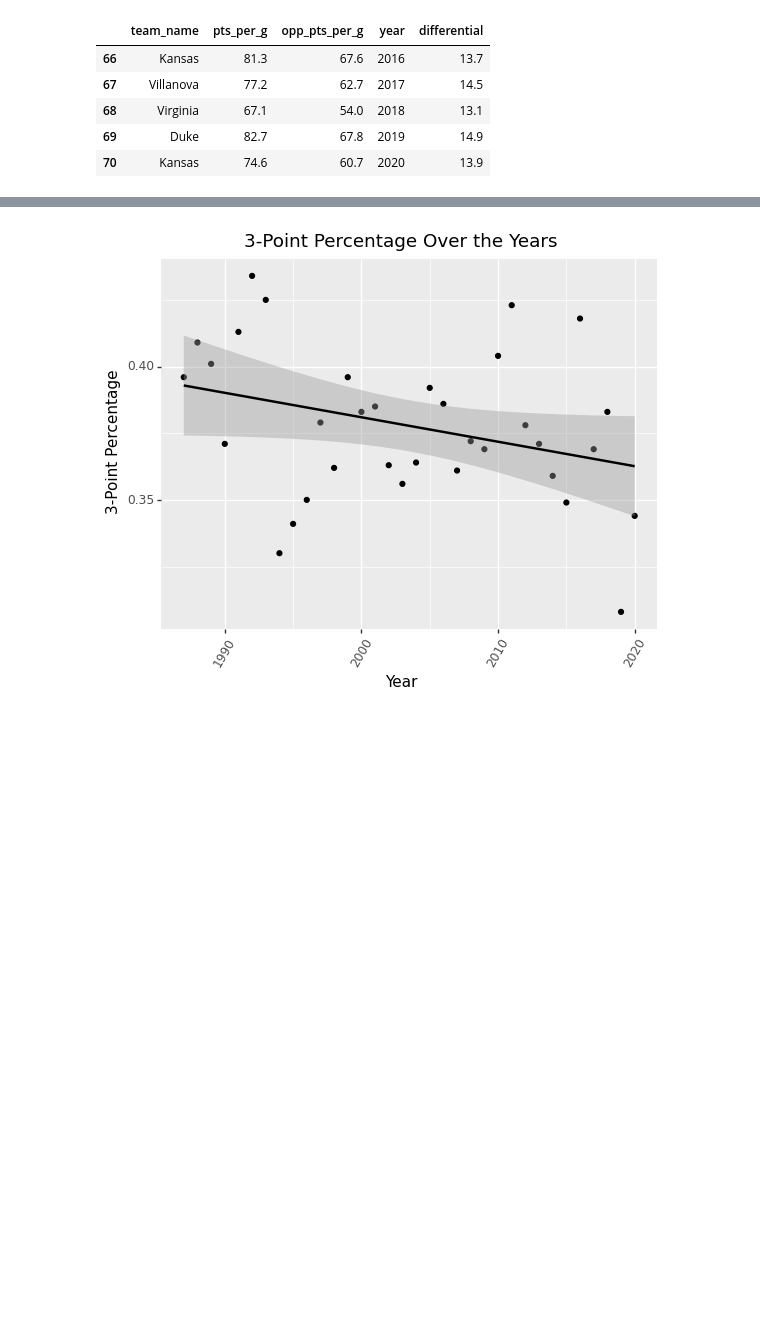
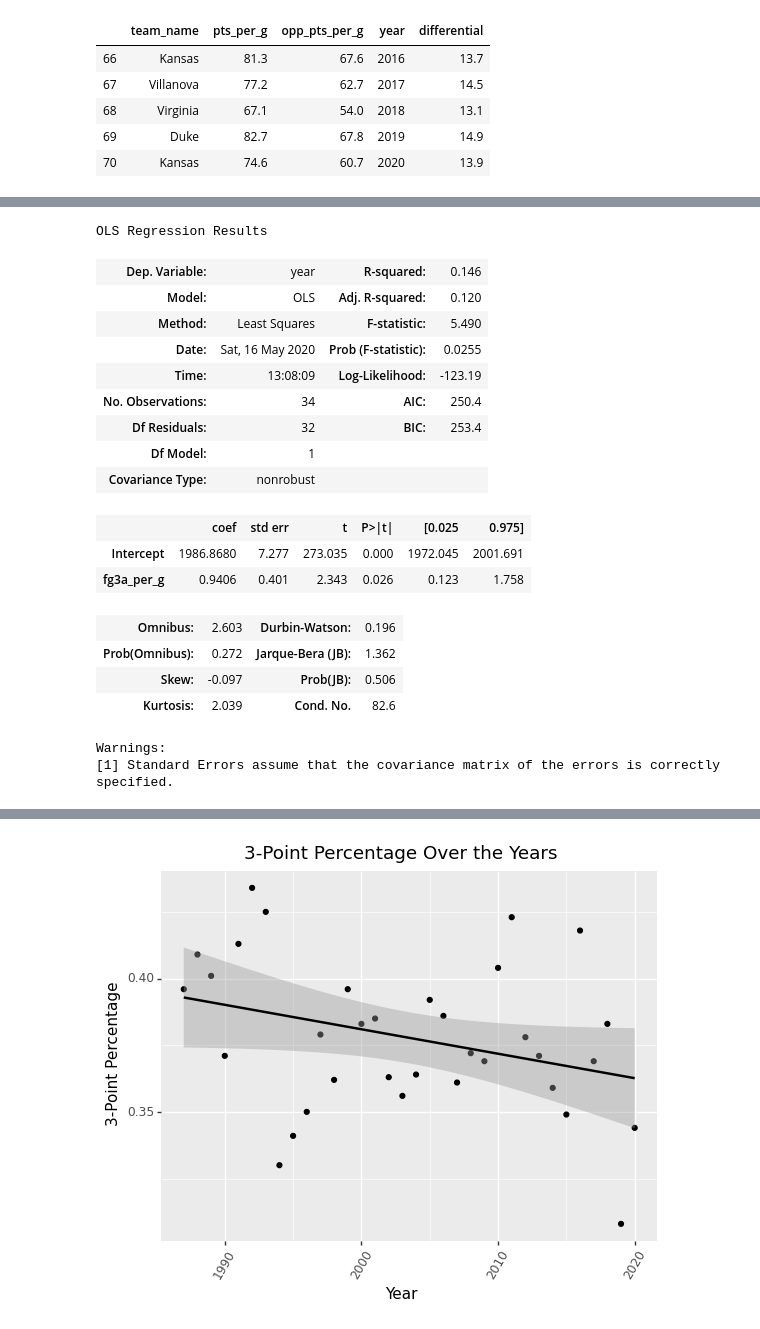
Before and after one commit to mhsmathew/College-Basketball-Data-Science-Analysis, a Jupyter notebook: Final Project Notebook.ipynb, the cells around one changed output, grey strips where cells are left out. Saved outputs shown, nothing was run; the diff lists cells and outputs as text; code cells hidden in the pictures; blank space fills up the shorter version.

```diff
--- a/Final Project Notebook.ipynb
+++ b/Final Project Notebook.ipynb
@@ -339,0 +396,23 @@ geom_smooth(method = 'lm'))
+# %%
+three_point_att = sm.ols('year~fg3a_per_g', data=threes).fit()
+three_point_att.summary()
+# %% [output]
+OLS Regression Results
+| Dep. Variable: | year | R-squared: | 0.146 |
+| Model: | OLS | Adj. R-squared: | 0.120 |
+| Method: | Least Squares | F-statistic: | 5.490 |
+| Date: | Sat, 16 May 2020 | Prob (F-statistic): | 0.0255 |
+| Time: | 13:08:09 | Log-Likelihood: | -123.19 |
+| No. Observations: | 34 | AIC: | 250.4 |
+| Df Residuals: | 32 | BIC: | 253.4 |
+| Df Model: | 1 |  |  |
+| Covariance Type: | nonrobust |  |  |
+|  | coef | std err | t | P>|t| | [0.025 | 0.975] |
+| Intercept | 1986.8680 | 7.277 | 273.035 | 0.000 | 1972.045 | 2001.691 |
+| fg3a_per_g | 0.9406 | 0.401 | 2.343 | 0.026 | 0.123 | 1.758 |
+| Omnibus: | 2.603 | Durbin-Watson: | 0.196 |
+| Prob(Omnibus): | 0.272 | Jarque-Bera (JB): | 1.362 |
+| Skew: | -0.097 | Prob(JB): | 0.506 |
+| Kurtosis: | 2.039 | Cond. No. | 82.6 |
+Warnings:
+[1] Standard Errors assume that the covariance matrix of the errors is correctly specified.
```
Also changed, not shown: parts of 37 cells of this notebook.
